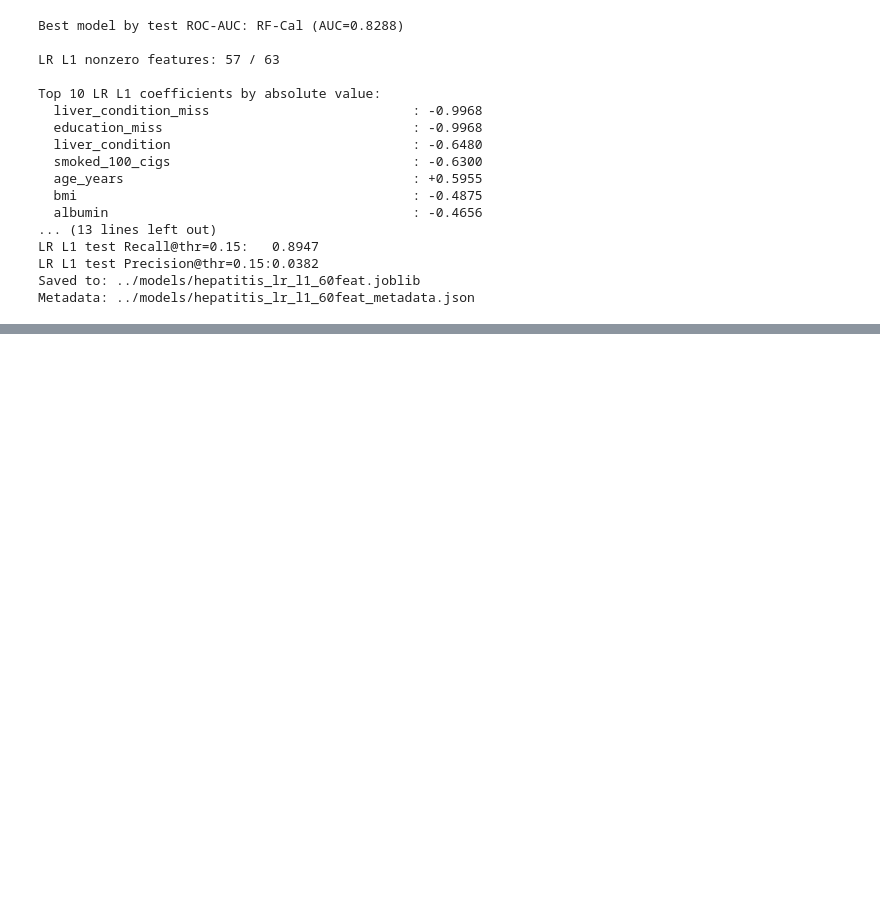
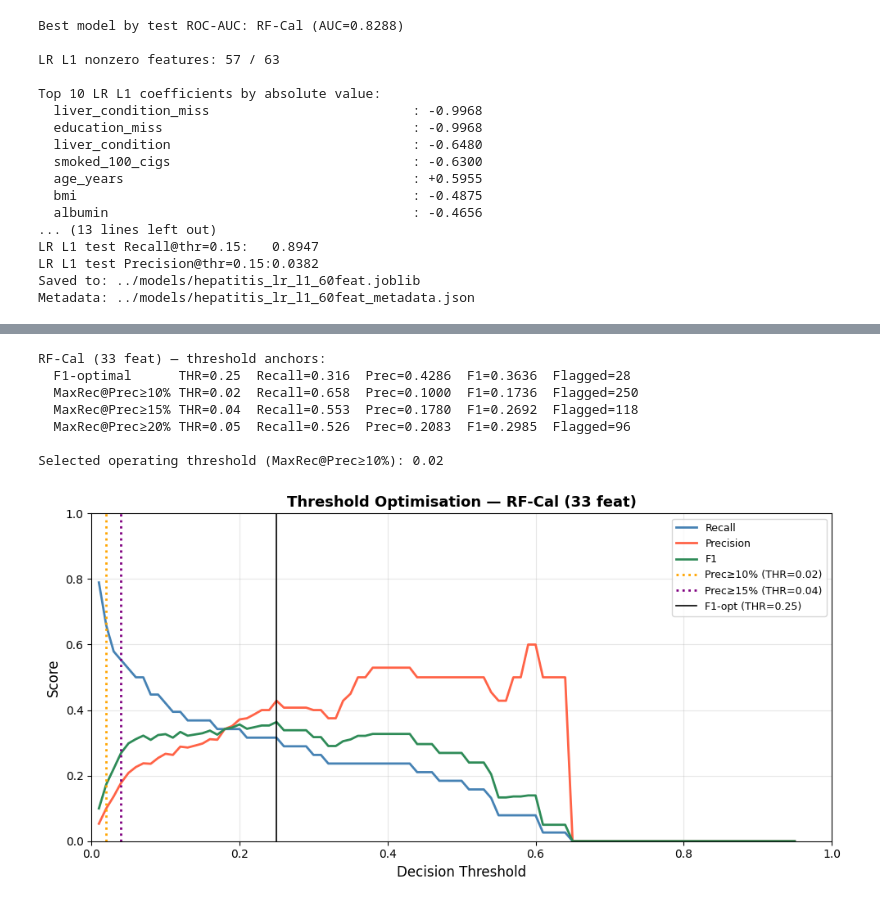
Before and after one commit to mailin89w/halfFull, a Jupyter notebook: notebooks/ML_hepatitis_bc.ipynb, the cells around one changed output, grey strips where cells are left out. Saved outputs shown, nothing was run; the diff lists cells and outputs as text; code cells hidden in the pictures; blank space fills up the shorter version.

```diff
--- a/notebooks/ML_hepatitis_bc.ipynb
+++ b/notebooks/ML_hepatitis_bc.ipynb
@@ -1132,0 +1244,66 @@ Metadata: ../models/hepatitis_lr_l1_60feat_metadata.json
+# %%
+# ── Threshold sweep for RF-Cal 33 feat
+thresholds = np.arange(0.01, 0.96, 0.01)
+recalls, precisions, f1s, flagged_counts = [], [], [], []
+for thr in thresholds:
+    preds = (prob33 >= thr).astype(int)
+    tp = int(((preds==1)&(y_te==1)).sum())
+    fp = int(((preds==1)&(y_te==0)).sum())
+    fn = int(((preds==0)&(y_te==1)).sum())
+    prec = tp/(tp+fp) if (tp+fp)>0 else 0
+    rec  = tp/(tp+fn) if (tp+fn)>0 else 0
+    f1   = 2*prec*rec/(prec+rec) if (prec+rec)>0 else 0
+    recalls.append(rec); precisions.append(prec)
+    f1s.append(f1); flagged_counts.append(int(preds.sum()))
+
+recalls    = np.array(recalls)
+precisions = np.array(precisions)
+f1s        = np.array(f1s)
+flagged_counts = np.array(flagged_counts)
+
+def max_recall_at_prec(p_min):
+    mask = precisions >= p_min
+    if mask.any():
+        idx = np.where(mask)[0][np.argmax(recalls[mask])]
+        return thresholds[idx], recalls[idx], precisions[idx], f1s[idx], int(flagged_counts[idx])
+    return None
+
+thr_f1 = thresholds[f1s.argmax()]
+r10 = max_recall_at_prec(0.10)
+r15 = max_recall_at_prec(0.15)
+r20 = max_recall_at_prec(0.20)
+
+print('RF-Cal (33 feat) — threshold anchors:')
+print(f'  F1-optimal      THR={thr_f1:.2f}  Recall={recalls[f1s.argmax()]:.3f}  Prec={precisions[f1s.argmax()]:.4f}  F1={f1s.max():.4f}  Flagged={flagged_counts[f1s.argmax()]}')
+if r10: print(f'  MaxRec@Prec≥10% THR={r10[0]:.2f}  Recall={r10[1]:.3f}  Prec={r10[2]:.4f}  F1={r10[3]:.4f}  Flagged={r10[4]}')
+if r15: print(f'  MaxRec@Prec≥15% THR={r15[0]:.2f}  Recall={r15[1]:.3f}  Prec={r15[2]:.4f}  F1={r15[3]:.4f}  Flagged={r15[4]}')
+if r20: print(f'  MaxRec@Prec≥20% THR={r20[0]:.2f}  Recall={r20[1]:.3f}  Prec={r20[2]:.4f}  F1={r20[3]:.4f}  Flagged={r20[4]}')
+
+OPT_THR = r10[0] if r10 else thr_f1
+print(f'\nSelected operating threshold (MaxRec@Prec≥10%): {OPT_THR:.2f}')
+
+# Plot
+fig, ax = plt.subplots(figsize=(10, 5))
+ax.plot(thresholds, recalls,    color='steelblue', lw=2, label='Recall')
+ax.plot(thresholds, precisions, color='tomato',    lw=2, label='Precision')
+ax.plot(thresholds, f1s,        color='seagreen',  lw=2, label='F1')
+if r10: ax.axvline(r10[0], color='orange', ls=':', lw=2, label=f'Prec≥10% (THR={r10[0]:.2f})')
+if r15: ax.axvline(r15[0], color='purple', ls=':', lw=2, label=f'Prec≥15% (THR={r15[0]:.2f})')
+ax.axvline(thr_f1, color='black', ls='-', lw=1.2, label=f'F1-opt (THR={thr_f1:.2f})')
+ax.set_xlabel('Decision Threshold', fontsize=12)
+ax.set_ylabel('Score', fontsize=12)
+ax.set_title('Threshold Optimisation — RF-Cal (33 feat)', fontsize=13, fontweight='bold')
+ax.set_xlim(0,1); ax.set_ylim(0,1)
+ax.legend(fontsize=9); ax.grid(alpha=0.3)
+plt.tight_layout()
+plt.savefig('../models/hepatitis_rf33_threshold_sweep.png', bbox_inches='tight', dpi=120)
+plt.show()
+# %% [output]
+RF-Cal (33 feat) — threshold anchors:
+  F1-optimal      THR=0.25  Recall=0.316  Prec=0.4286  F1=0.3636  Flagged=28
+  MaxRec@Prec≥10% THR=0.02  Recall=0.658  Prec=0.1000  F1=0.1736  Flagged=250
+  MaxRec@Prec≥15% THR=0.04  Recall=0.553  Prec=0.1780  F1=0.2692  Flagged=118
+  MaxRec@Prec≥20% THR=0.05  Recall=0.526  Prec=0.2083  F1=0.2985  Flagged=96
+
+Selected operating threshold (MaxRec@Prec≥10%): 0.02
+[figure, added]
```
Also changed, not shown: parts of 5 cells of this notebook, 15 other files.
